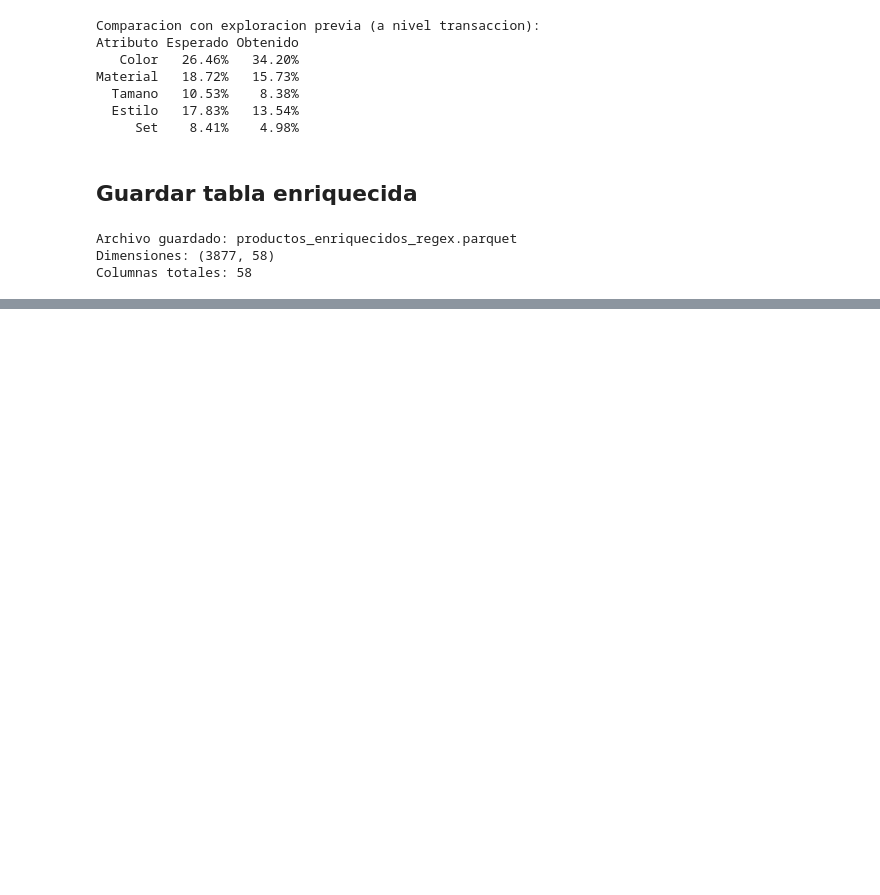
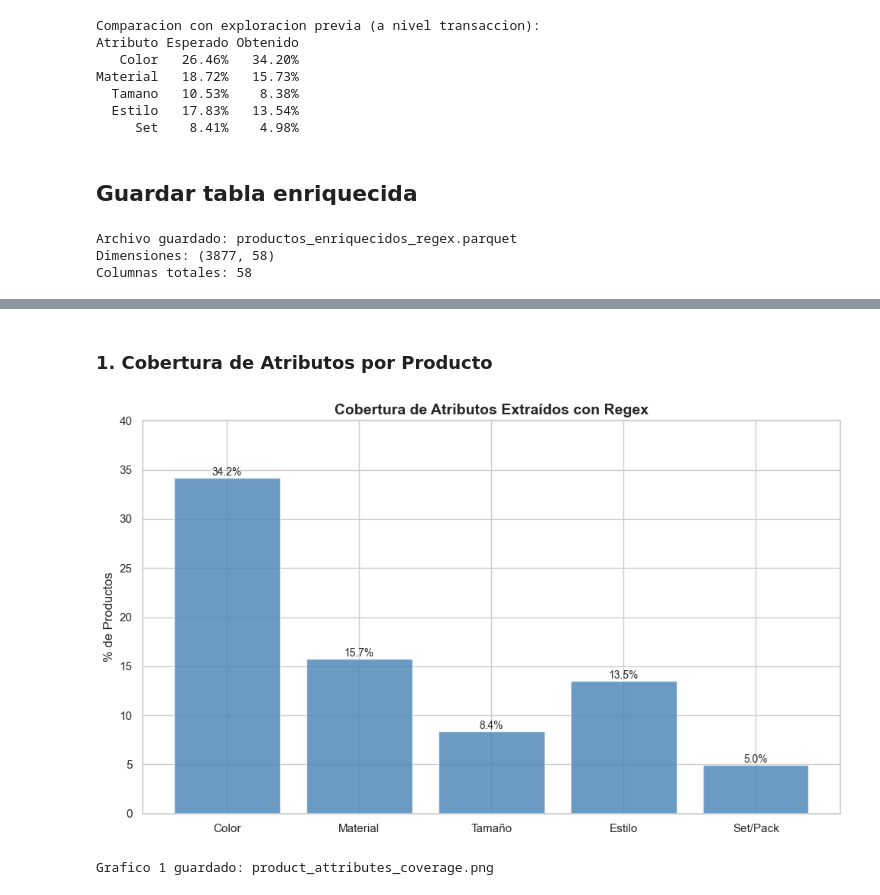
Before and after one commit to gonrc/segmentacion-clientes-ecommerce, a Jupyter notebook: notebooks/4-feat_eng/05-gc-product_enrichment_regex-2026_04_01.ipynb, the cells around one changed output, grey strips where cells are left out. Cells and saved outputs as stored; diff of their text form; code cells hidden in the pictures; blank space fills up the shorter version.

```diff
--- a/notebooks/4-feat_eng/05-gc-product_enrichment_regex-2026_04_01.ipynb
+++ b/notebooks/4-feat_eng/05-gc-product_enrichment_regex-2026_04_01.ipynb
@@ -237,0 +242,37 @@ Columnas totales: 58
+# %% [markdown]
+### 1. Cobertura de Atributos por Producto
+# %%
+REPORTING_PATH = Path("../../data/08_reporting/")
+REPORTING_PATH.mkdir(parents=True, exist_ok=True)
+
+# Grafico 1: Cobertura de atributos
+fig, ax = plt.subplots(figsize=(10, 6))
+
+cobertura_data = {
+    'Color': productos['has_color'].mean() * 100,
+    'Material': productos['has_material'].mean() * 100,
+    'Tamaño': productos['has_size'].mean() * 100,
+    'Estilo': productos['has_style'].mean() * 100,
+    'Set/Pack': productos['is_set'].mean() * 100
+}
+
+bars = ax.bar(cobertura_data.keys(), cobertura_data.values(), color='steelblue', alpha=0.8)
+ax.set_ylabel('% de Productos', fontsize=12)
+ax.set_title('Cobertura de Atributos Extraídos con Regex', fontsize=14, fontweight='bold')
+ax.set_ylim(0, 40)
+
+# Agregar valores en las barras
+for bar in bars:
+    height = bar.get_height()
+    ax.text(bar.get_x() + bar.get_width()/2., height,
+            f'{height:.1f}%',
+            ha='center', va='bottom', fontsize=10)
+
+plt.tight_layout()
+plt.savefig(REPORTING_PATH / "product_attributes_coverage.png", dpi=300, bbox_inches='tight')
+plt.show()
+
+print("Grafico 1 guardado: product_attributes_coverage.png")
+# %% [output]
+[figure, added]
+Grafico 1 guardado: product_attributes_coverage.png
```
Also changed, not shown: parts of 8 cells of this notebook, 4 other files.
